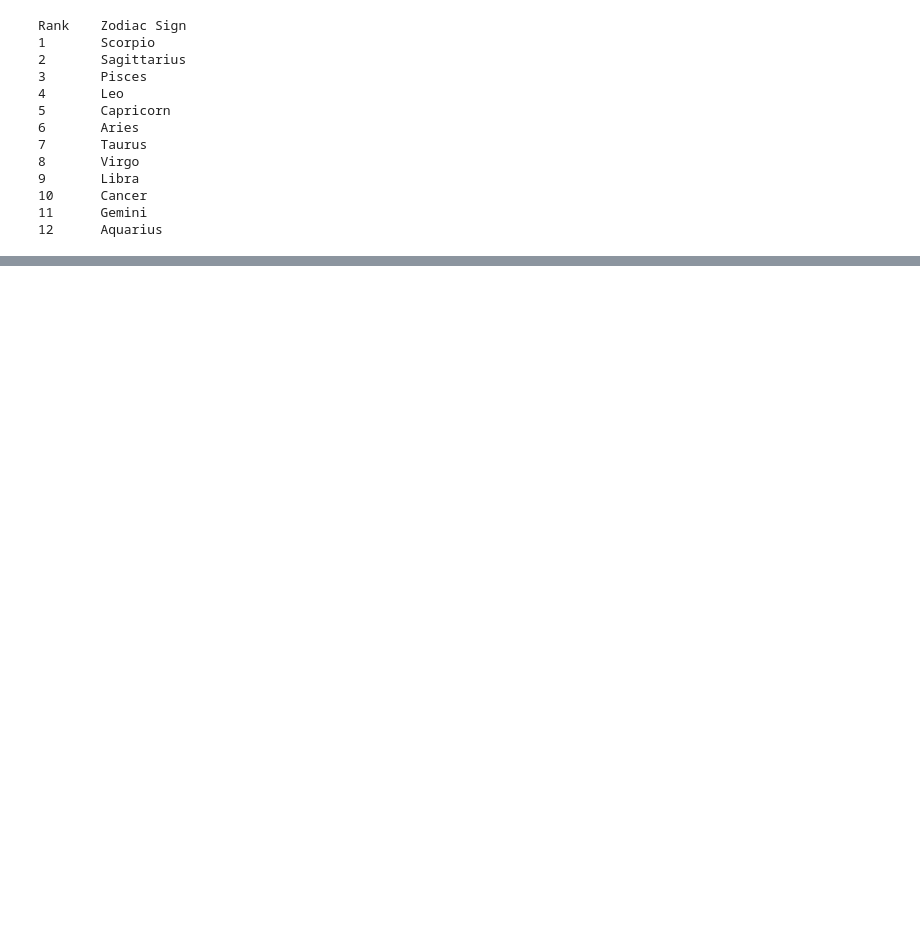
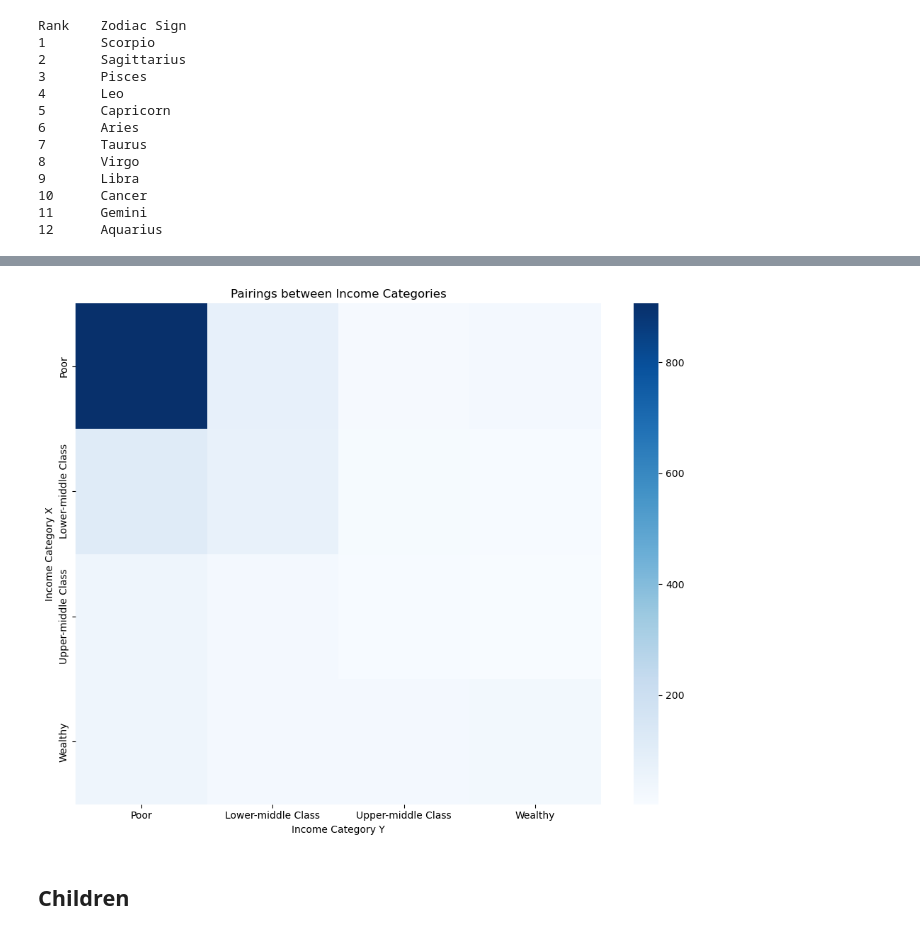
Before and after one commit to themacdrea/Javascript, a Jupyter notebook: Divorce_Analisys.ipynb, the cells around one changed output, grey strips where cells are left out. Drawn from its saved outputs; the diff is of its cells as text; code cells hidden in the pictures; blank space fills up the shorter version.

```diff
--- a/Divorce_Analisys.ipynb
+++ b/Divorce_Analisys.ipynb
@@ -1230,0 +1020,18 @@ plt.show()
+# %%
+# Pivot the pairing_counts dataframe to create a matrix
+pairing_matrix = pairing_counts.pivot(index='Income Category_x', columns='Income Category_y', values='Count')
+
+# Create a heatmap plot
+plt.figure(figsize=(10, 8))
+sns.heatmap(pairing_matrix, cmap='Blues', annot=False, fmt='d')
+plt.xlabel('Income Category Y')
+plt.ylabel('Income Category X')
+plt.title('Pairings between Income Categories')
+
+# Display the chart
+plt.tight_layout()
+plt.show()
+# %% [output]
+[figure, added]
+# %% [markdown]
+## Children
```
Also changed, not shown: parts of 42 cells of this notebook.
